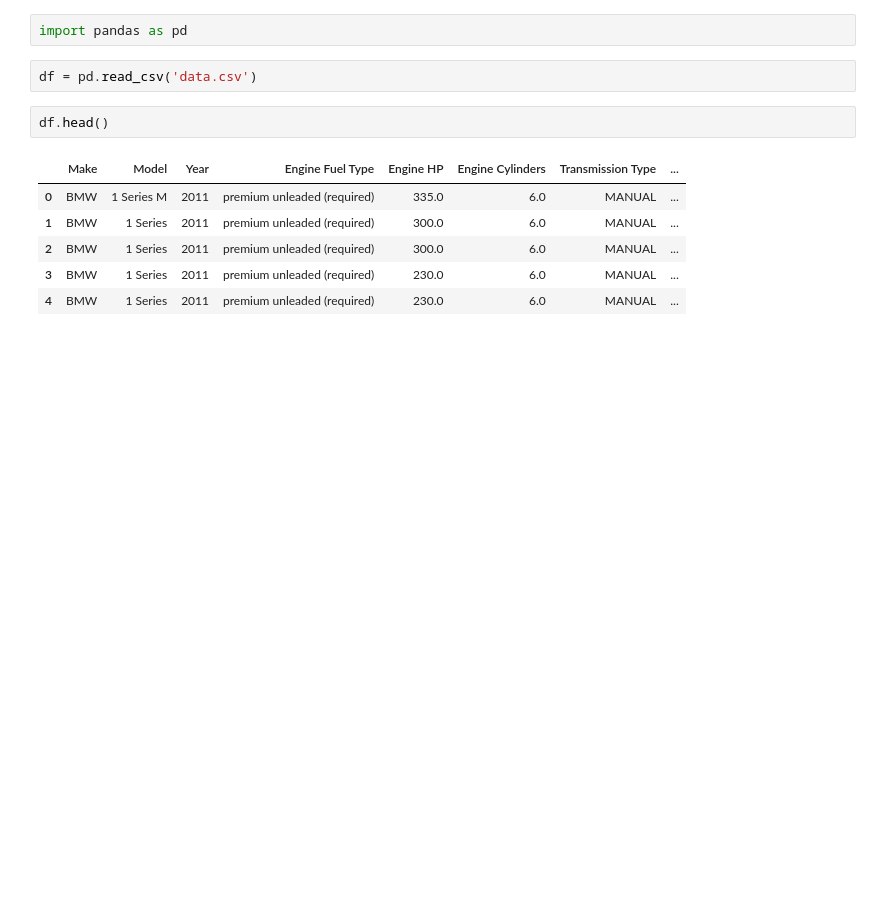
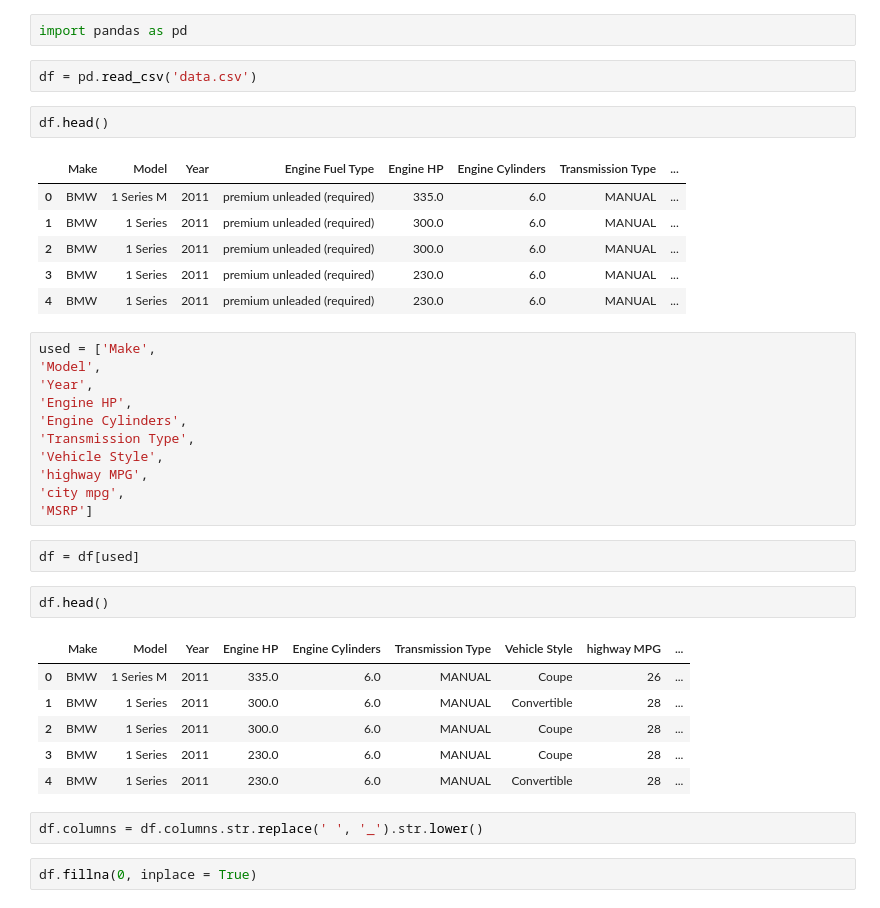
Before and after one commit to vucongtuanduong/machine-learning-zoomcamp-own, a Jupyter notebook: 03-classification/hw-2023/hw-23.ipynb, the cells around one changed output. Saved outputs shown, nothing was run; the diff lists cells and outputs as text; blank space fills up the shorter version.

```diff
--- a/03-classification/hw-2023/hw-23.ipynb
+++ b/03-classification/hw-2023/hw-23.ipynb
@@ -24,3 +11,29 @@ df.head()
 | 2 | BMW | 1 Series | 2011 | premium unleaded (required) | 300.0 | 6.0 | MANUAL | ... |
 | 3 | BMW | 1 Series | 2011 | premium unleaded (required) | 230.0 | 6.0 | MANUAL | ... |
 | 4 | BMW | 1 Series | 2011 | premium unleaded (required) | 230.0 | 6.0 | MANUAL | ... |
+# %%
+used = ['Make',
+'Model',
+'Year',
+'Engine HP',
+'Engine Cylinders',
+'Transmission Type',
+'Vehicle Style',
+'highway MPG',
+'city mpg',
+'MSRP']
+# %%
+df = df[used]
+# %%
+df.head()
+# %% [output]
+|  | Make | Model | Year | Engine HP | Engine Cylinders | Transmission Type | Vehicle Style | highway MPG | ... |
+| 0 | BMW | 1 Series M | 2011 | 335.0 | 6.0 | MANUAL | Coupe | 26 | ... |
+| 1 | BMW | 1 Series | 2011 | 300.0 | 6.0 | MANUAL | Convertible | 28 | ... |
+| 2 | BMW | 1 Series | 2011 | 300.0 | 6.0 | MANUAL | Coupe | 28 | ... |
+| 3 | BMW | 1 Series | 2011 | 230.0 | 6.0 | MANUAL | Coupe | 28 | ... |
+| 4 | BMW | 1 Series | 2011 | 230.0 | 6.0 | MANUAL | Convertible | 28 | ... |
+# %%
+df.columns = df.columns.str.replace(' ', '_').str.lower()
+# %%
+df.fillna(0, inplace = True)
```
Also changed, not shown: parts of 53 cells of this notebook, 1 other file.
